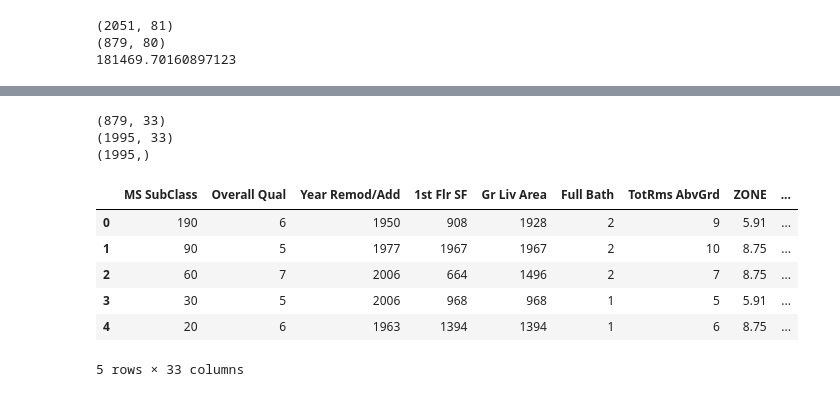
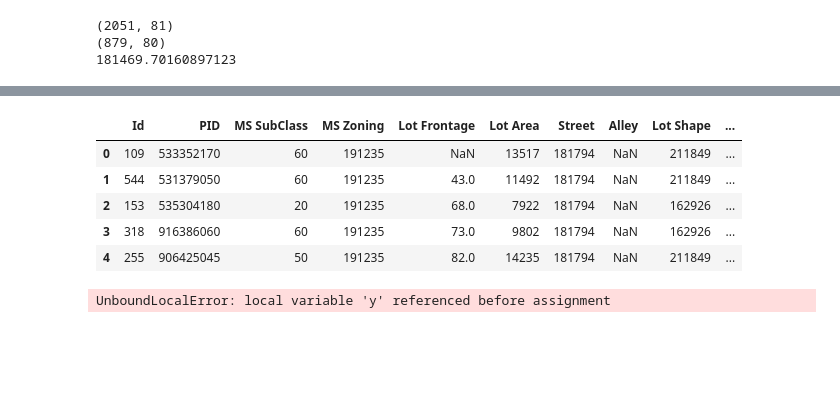
Before and after one commit to pwalesdi/Ames_Housing_Data, a Jupyter notebook: Project_2_Updated.ipynb, the cells around one changed output, grey strips where cells are left out. Drawn from its saved outputs; the diff is of its cells as text; code cells hidden in the pictures; blank space fills up the shorter version.

Commit message:
cleaning up

```diff
--- a/Project_2_Updated.ipynb
+++ b/Project_2_Updated.ipynb
@@ -49,17 +64,0 @@ def replace_with_sq_mean(df, col_list, inplace=True):
-# %%
-ames_train = replace_with_sq_mean(ames_train, ['MS SubClass',
-                                  'MS Zoning',
-                                  'Street',
-                                  'Alley',
-                                  'Land Contour',
-                                  'Lot Config',
-                                  'Neighborhood',
-                                  'Condition 1',
-                                  'Condition 2',
-                                  'Bldg Type',
-                                  'House Style',
-                                  'Exter Cond',
-                                  'Heating',
-                                  'Exterior 1st',
-                                  'Roof Style',
-                                 ])
@@ -421,25 +64,0 @@ ames_test['BF_type'].fillna('no_value_reported', inplace=True)
-# %%
-# Create Variable for train set
-ames_train["EX_Q"] = np.nan
-ames_train.loc[(ames_train['Exter Qual'] == 'Ex'), 'EX_Q'] = 20
-
-ames_train.loc[(ames_train['Exter Qual'] == 'Gd'), 'EX_Q'] = 12.5
-
-ames_train.loc[(ames_train['Exter Qual'] == 'TA'), 'EX_Q'] = 7.6
-
-ames_train.loc[(ames_train['Exter Qual'] == 'Fa'), 'EX_Q'] = 4.8
-
-ames_train.loc[(ames_train['Exter Qual'] == 'Po'), 'EX_Q'] = 0
-
-
-# Create Variable for test set
-ames_test["EX_Q"] = np.nan
-ames_test.loc[(ames_test['Exter Qual'] == 'Ex'), 'EX_Q'] = 20
-
-ames_test.loc[(ames_test['Exter Qual'] == 'Gd'), 'EX_Q'] = 12.5
-
-ames_test.loc[(ames_test['Exter Qual'] == 'TA'), 'EX_Q'] = 7.6
-
-ames_test.loc[(ames_test['Exter Qual'] == 'Fa'), 'EX_Q'] = 4.8
-
-ames_test.loc[(ames_test['Exter Qual'] == 'Po'), 'EX_Q'] = 0
@@ -583,6 +210,7 @@ ames_test['Q_rhood'] = ames_test['Overall Qual'] * ames_test['rich_hood']
 ames_train['Q_rhood'] = ames_train['Overall Qual'] * ames_train['rich_hood']
 ames_train['Total_Bath'] = ames_train['Full Bath'] + (0.5 * ames_train['Half Bath'])
 ames_test['Total_Bath'] = ames_test['Full Bath'] + (0.5 * ames_test['Half Bath'])
+ames_train['GLA_Bath'] = ames_train['Gr Liv Area'] * ames_train['Full Bath']
 # %%
 ames_test.fillna(ames_test.mean(), inplace=True)
 ames_test.fillna('no_value_reported', inplace=True)
@@ -675,7 +315,15 @@ ames_test = log_num_col(ames_test, log_col, tested_col)
 # %%
 # ames_train = ames_train[tested_col]
 # ames_test = ames_test[tested_col]
 ames_train['SalePrice'] = Sale
+ames_train.head()
+# %% [output]
+|  | Id | PID | MS SubClass | MS Zoning | Lot Frontage | Lot Area | Street | Alley | Lot Shape | ... |
+| 0 | 109 | 533352170 | 60 | 191235 | NaN | 13517 | 181794 | NaN | 211849 | ... |
+| 1 | 544 | 531379050 | 60 | 191235 | 43.0 | 11492 | 181794 | NaN | 211849 | ... |
+| 2 | 153 | 535304180 | 20 | 191235 | 68.0 | 7922 | 181794 | NaN | 162926 | ... |
+| 3 | 318 | 916386060 | 60 | 191235 | 73.0 | 9802 | 181794 | NaN | 162926 | ... |
+| 4 | 255 | 906425045 | 50 | 191235 | 82.0 | 14235 | 181794 | NaN | 211849 | ... |
 # %%
 def dropped_cols(df, tested_col):
     dropped_col = []
@@ -782,22 +430,13 @@ def patrick_clean_data(train_df, test_df, variables, remove_na=True, drop_first=
 
     return new_train, new_test, y
 # %%
-new_train, new_test, y = patrick_clean_data(ames_train, ames_test, tested_col)
+new_train, new_test, y = patrick_clean_data(ames_train, ames_test, ames_train.columns)
 print(new_test.shape)
 print(new_train.shape)
 print(y.shape)
 new_test.head()
 # %% [output]
-(879, 33)
-(1995, 33)
-(1995,)
+UnboundLocalError: local variable 'y' referenced before assignment
-|  | MS SubClass | Overall Qual | Year Remod/Add | 1st Flr SF | Gr Liv Area | Full Bath | TotRms AbvGrd | ZONE | ... |
-| 0 | 190 | 6 | 1950 | 908 | 1928 | 2 | 9 | 5.91 | ... |
-| 1 | 90 | 5 | 1977 | 1967 | 1967 | 2 | 10 | 8.75 | ... |
-| 2 | 60 | 7 | 2006 | 664 | 1496 | 2 | 7 | 8.75 | ... |
-| 3 | 30 | 5 | 2006 | 968 | 968 | 1 | 5 | 5.91 | ... |
-| 4 | 20 | 6 | 1963 | 1394 | 1394 | 1 | 6 | 8.75 | ... |
-5 rows × 33 columns
 # %%
 # poly = PolynomialFeatures(degree=2, interaction_only=False, include_bias=False)
 
```
Also changed, not shown: parts of 29 cells of this notebook, 2 other files.
